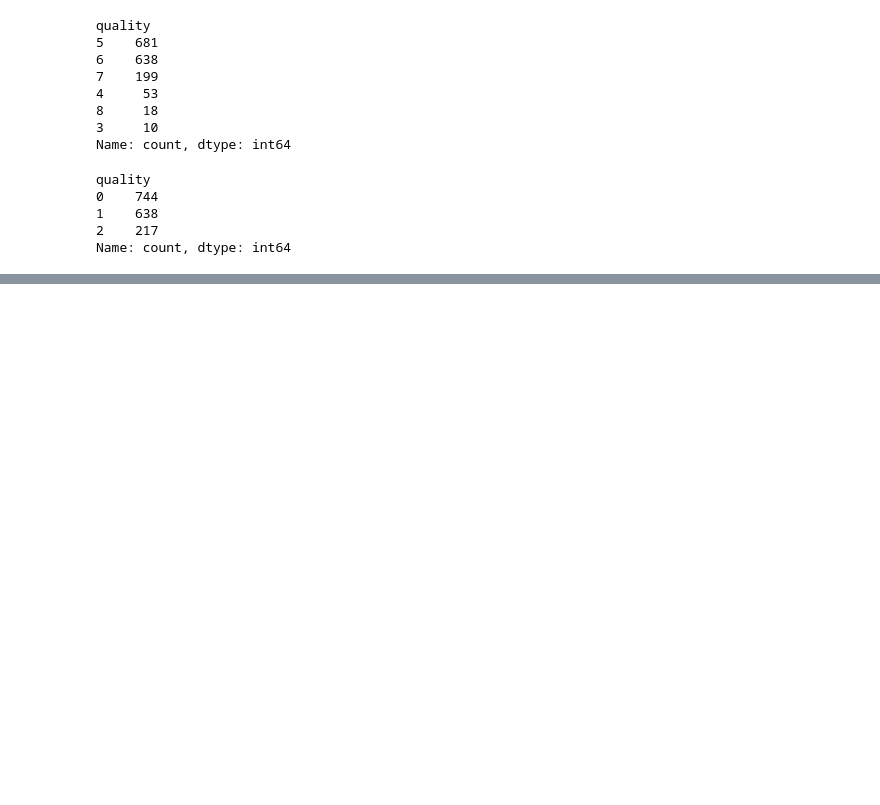
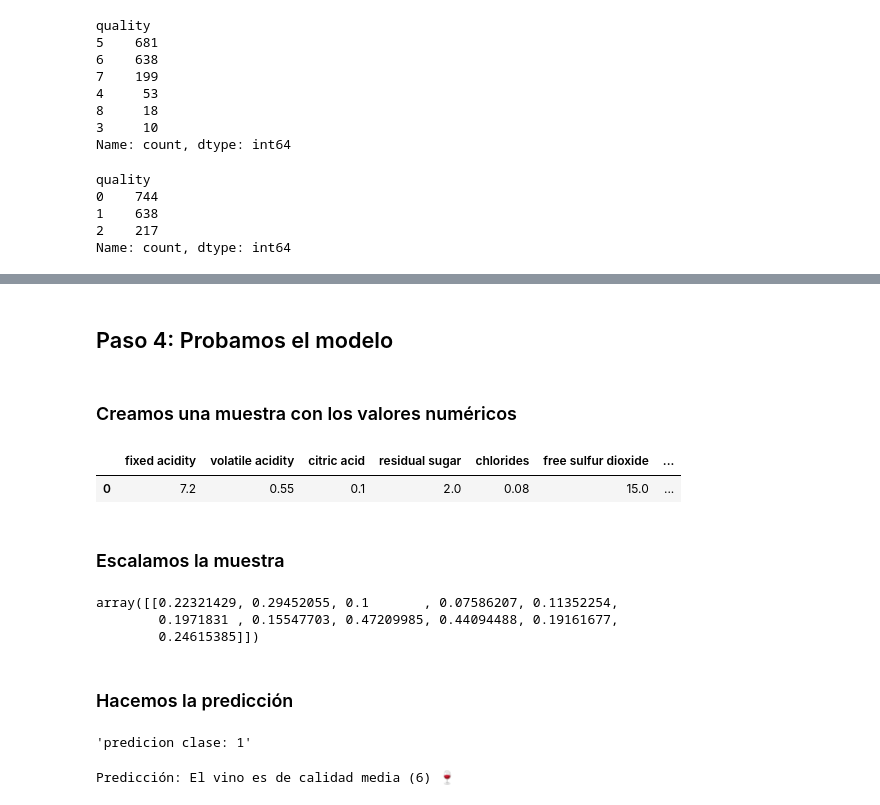
Before and after one commit to 4GeeksAcademy/pabloaznar-intro-ml, a Jupyter notebook: src/08-k-nearest-neighbours-2.ipynb, the cells around one changed output, grey strips where cells are left out. Cells and saved outputs as stored; diff of their text form; code cells hidden in the pictures; blank space fills up the shorter version.

```diff
--- a/src/08-k-nearest-neighbours-2.ipynb
+++ b/src/08-k-nearest-neighbours-2.ipynb
@@ -36,0 +143,45 @@ Name: count, dtype: int64
+# %% [markdown]
+## Paso 4: Probamos el modelo
+# %% [markdown]
+### Creamos una muestra con los valores numéricos
+# %%
+nueva_muestra = pd.DataFrame([{'fixed acidity': 7.2,
+                               'volatile acidity': 0.55,
+                               'citric acid': 0.10,
+                               'residual sugar': 2.0,
+                               'chlorides': 0.08,
+                               'free sulfur dioxide': 15.0,
+                               'total sulfur dioxide': 50.0,
+                               'density': 0.9965,
+                               'pH': 3.30,
+                               'sulphates': 0.65,
+                               'alcohol': 10.0}])
+
+nueva_muestra
+# %% [output]
+|  | fixed acidity | volatile acidity | citric acid | residual sugar | chlorides | free sulfur dioxide | ... |
+| 0 | 7.2 | 0.55 | 0.1 | 2.0 | 0.08 | 15.0 | ... |
+# %% [markdown]
+### Escalamos la muestra
+# %%
+nueva_muestra_scaled = min_max_scaler.transform(nueva_muestra)
+nueva_muestra_scaled
+# %% [output]
+array([[0.22321429, 0.29452055, 0.1       , 0.07586207, 0.11352254,
+        0.1971831 , 0.15547703, 0.47209985, 0.44094488, 0.19161677,
+        0.24615385]])
+# %% [markdown]
+### Hacemos la predicción
+# %%
+pred_clase = knn_grid_model_2.predict(nueva_muestra_scaled)
+f'predicion clase: {pred_clase[0]}'
+# %% [output]
+'predicion clase: 1'
+# %%
+mapeo = {0: "El vino es de baja calidad (3-5) 🍷",
+         1: "El vino es de calidad media (6) 🍷",
+         2: "El vino es de alta calidad (7-8) 🍷"}
+
+print("Predicción:", mapeo[pred_clase[0]])
+# %% [output]
+Predicción: El vino es de calidad media (6) 🍷
```
Also changed, not shown: parts of 17 cells of this notebook, 2 other files.
